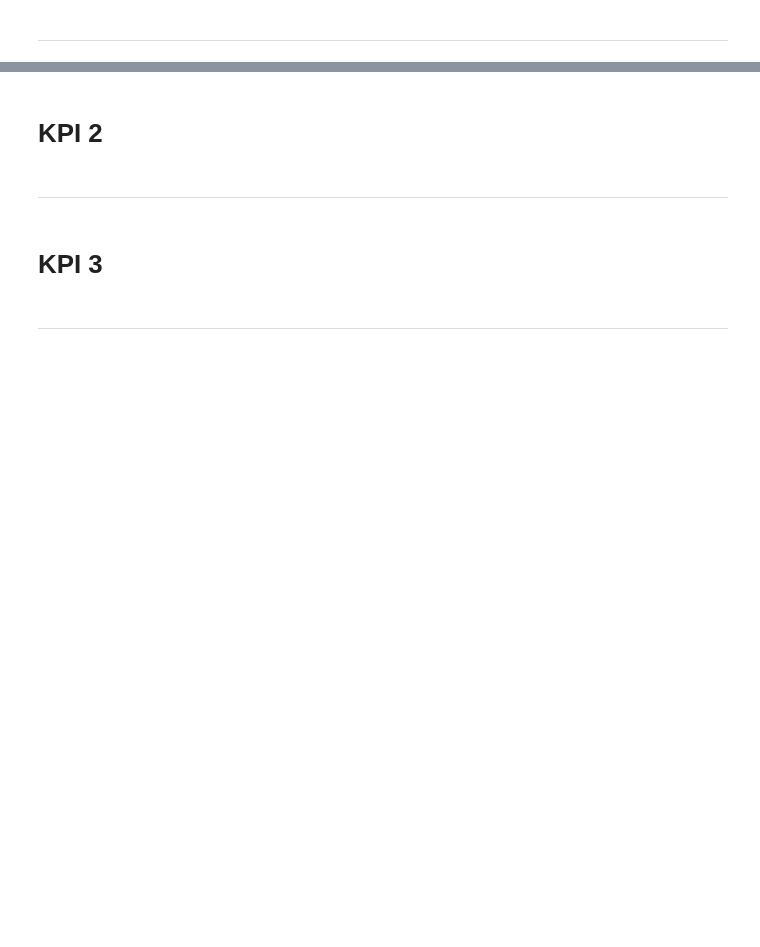
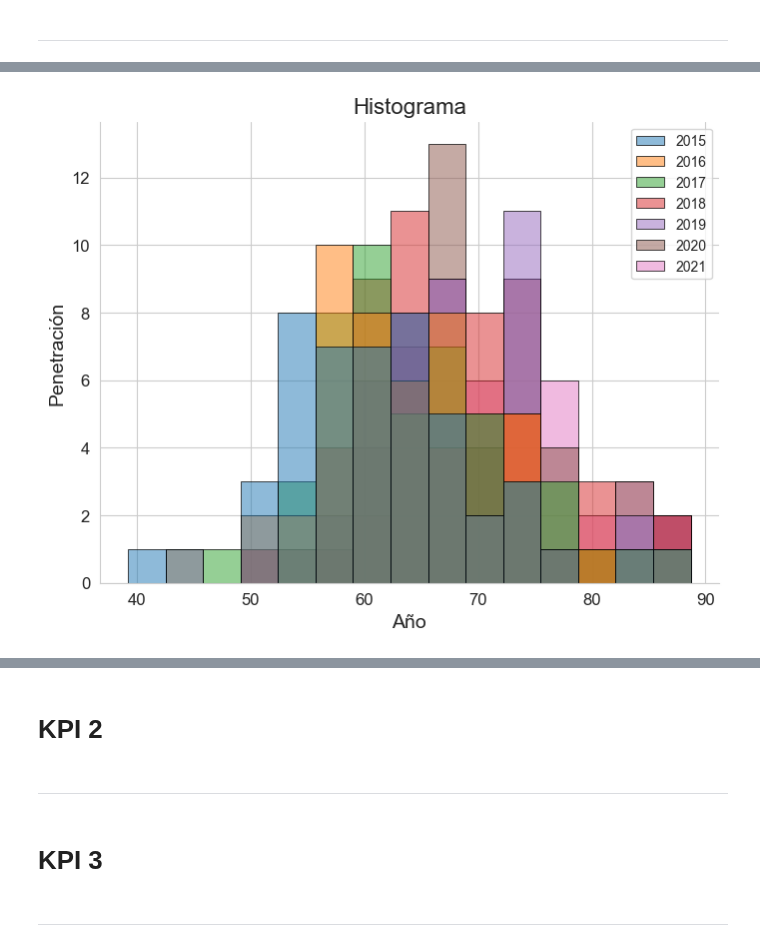
Before and after one commit to ReneRamosTrvn/alertas_sismicas, a Jupyter notebook: EDA.ipynb, the cells around one changed output, grey strips where cells are left out. Cells and saved outputs as stored; diff of their text form; code cells hidden in the pictures; blank space fills up the shorter version.

```diff
--- a/EDA.ipynb
+++ b/EDA.ipynb
@@ -385,0 +465,2 @@ df_mex
+# %%
+df_kpi1 = df_kpi1.rename(columns={"%": "prefecture"})
@@ -385,0 +487,6 @@ df_mex
+# %%
+# Observamos las prefactures con mas valores mas altos
+
+columns = ['2015', '2016', '2017', '2018', '2019', '2020', '2021']
+penetracion_mas_alta = df_kpi1.set_index('prefecture')[columns].sum(axis=1).sort_values(ascending=False).head(5)
+print(penetracion_mas_alta)
@@ -385,0 +501,15 @@ df_mex
+# %%
+# Histograma de las magnitudes
+plt.figure(figsize=(8,6))
+sns.histplot(df_kpi1.set_index('prefecture')[columns],bins=15, edgecolor='black', linewidth=0.5, color = "brown")
+plt.title("Histograma", fontsize=16)
+plt.xlabel("Año", fontsize=14)
+plt.ylabel("Penetración", fontsize=14)
+plt.xticks(fontsize=12)
+plt.yticks(fontsize=12)
+sns.despine()
+plt.show()
+
+#se concluye que las penetraciones mas altas se dieron en el año 2021, pero realizare un analisis por año para verificar
+# %% [output]
+[figure, added]
```
Also changed, not shown: parts of 41 cells of this notebook.
